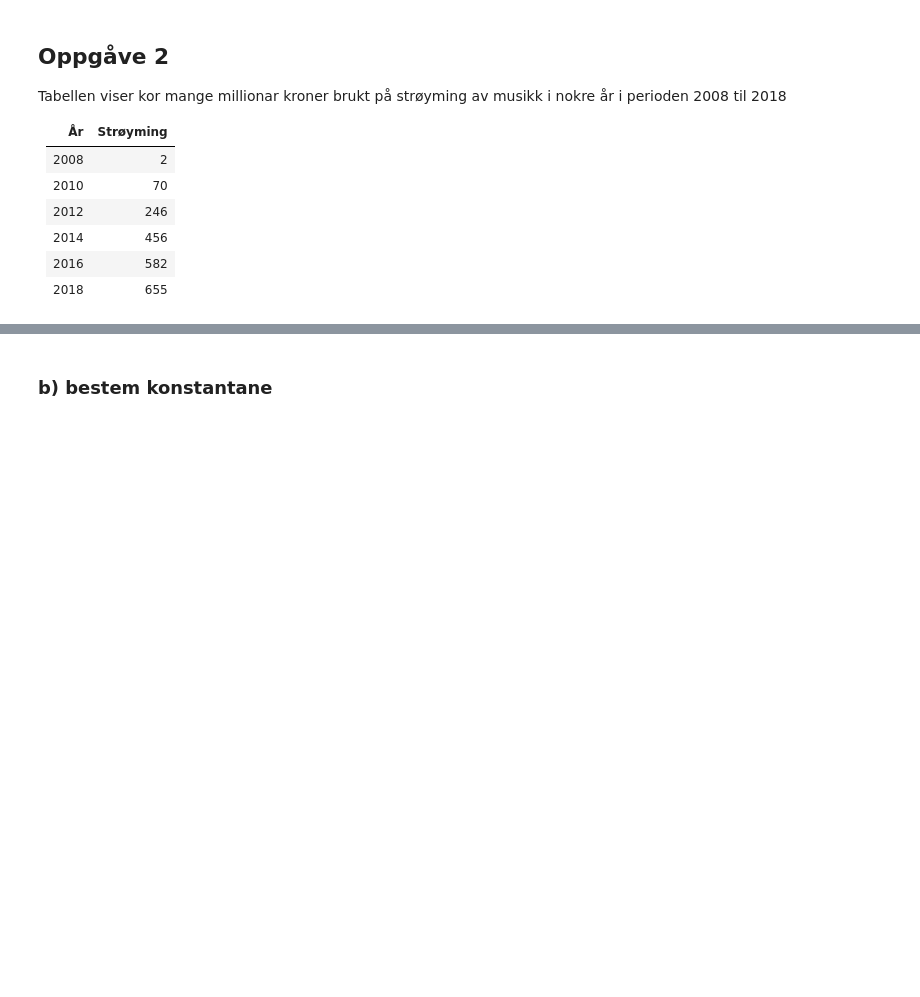
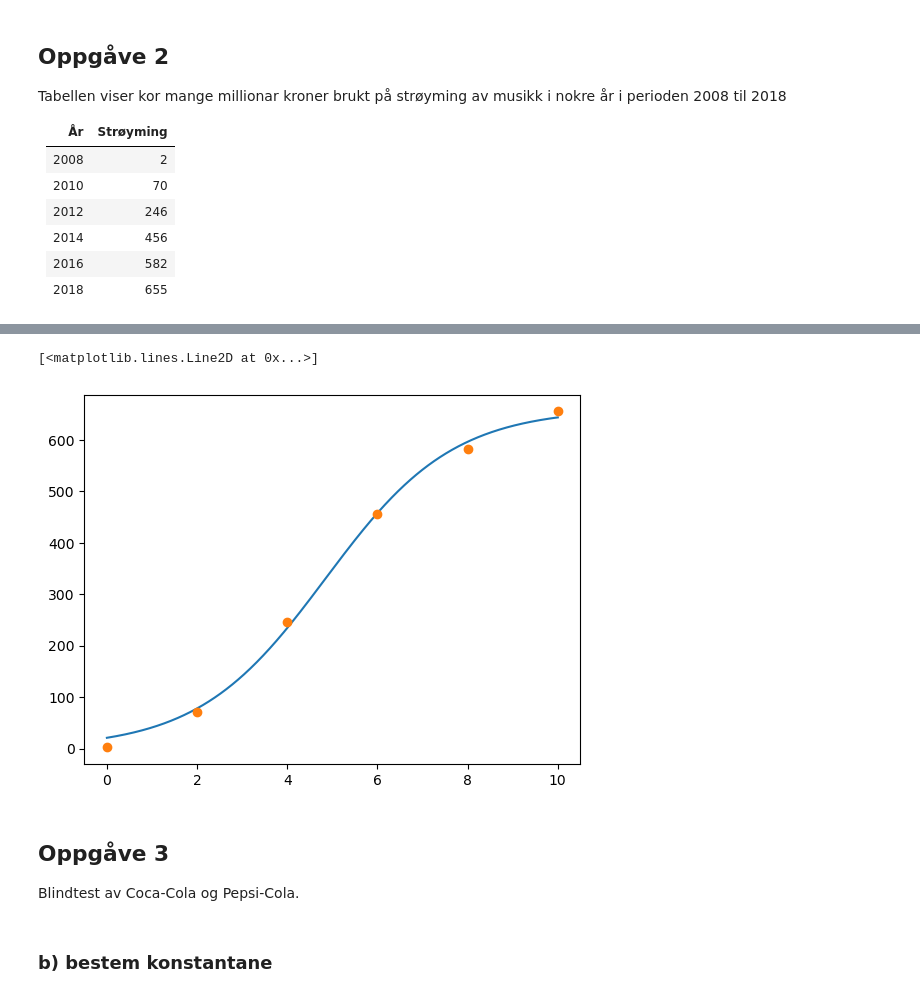
Before and after one commit to lektorodd/lektorodd.github.io, a Jupyter notebook: lf/S2-V23/index.ipynb, the cells around one changed output, grey strips where cells are left out. Saved outputs shown, nothing was run; the diff lists cells and outputs as text; code cells hidden in the pictures; blank space fills up the shorter version.

```diff
--- a/lf/S2-V23/index.ipynb
+++ b/lf/S2-V23/index.ipynb
@@ -153,0 +174,3 @@ Tabellen viser kor mange millionar kroner brukt på strøyming av musikk i nokre
+# %%
+def F(x, a, b, k):
+    return a / (1 + b*np.exp(-k*x))
@@ -154,3 +181,29 @@ Tabellen viser kor mange millionar kroner brukt på strøyming av musikk i nokre
+# %%
+x_verdiar = np.linspace(0, 10, 1000)
+
+
+# gjetter ca koeffverdi
+gjett = [650, 25, 1]
+
+# finn funksjonen
+K, E = curve_fit(F, x, y, p0=gjett)
+
+# hentar ut koeff.
+a, b, k = K
+
+
+y_verdiar = F(x_verdiar, a, b, k)
+
+
+plt.plot(x_verdiar, y_verdiar)
+plt.plot(x, y, "o")
+# %% [output]
+[<matplotlib.lines.Line2D at 0x...>]
+[figure, added]
+# %% [markdown]
+## Oppgåve 3
+
+Blindtest av Coca-Cola og Pepsi-Cola.
 # %% [markdown]
 ### b) bestem konstantane
 # %% [markdown]
```
Also changed, not shown: parts of 10 cells of this notebook, 2 other files.
